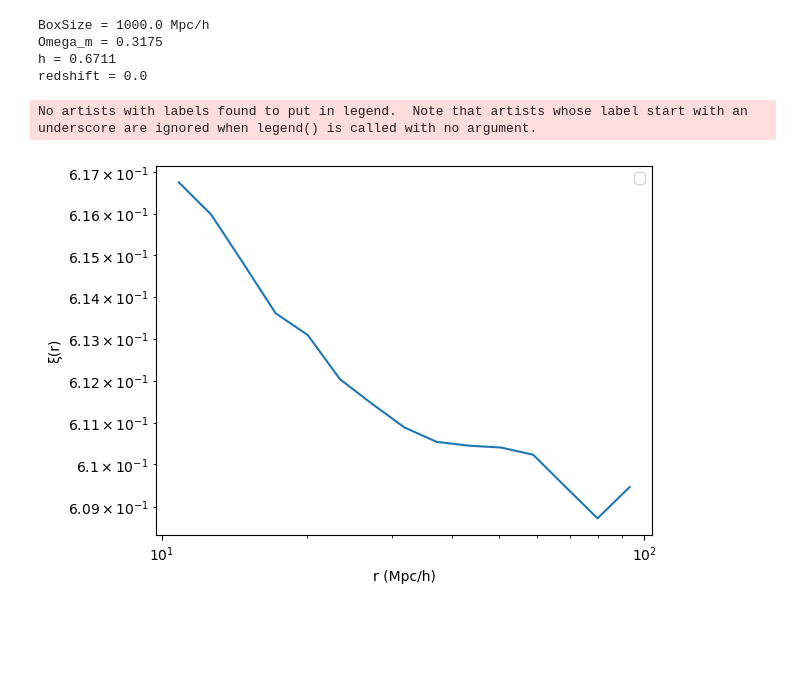
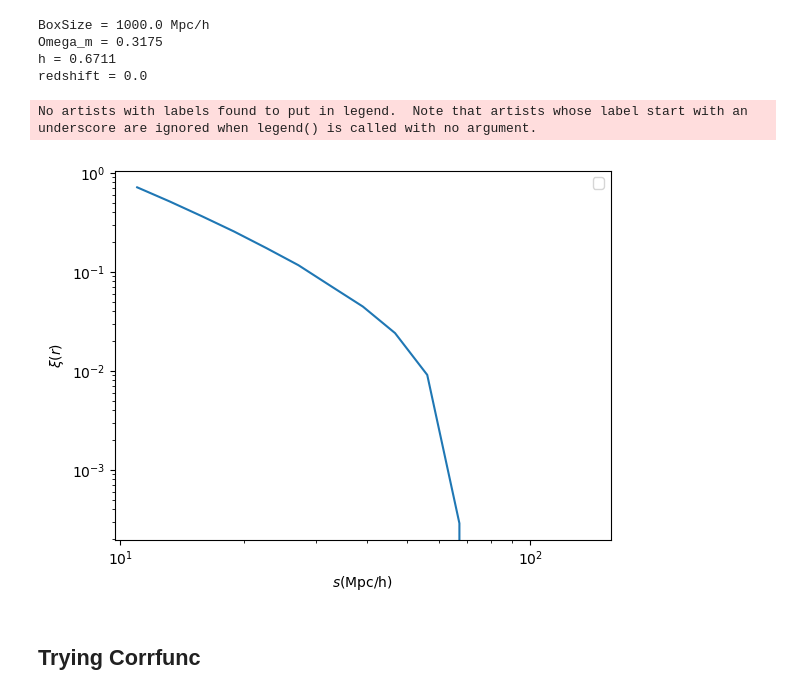
Before and after one commit to FedeDavilaKurban/VPF_Quijote, a Jupyter notebook: testing_2pcf.ipynb, the cells around one changed output. Drawn from its saved outputs; the diff is of its cells as text; code cells hidden in the pictures; blank space fills up the shorter version.

Commit message:
trying different 2pcf

```diff
--- a/testing_2pcf.ipynb
+++ b/testing_2pcf.ipynb
@@ -76,9 +76,9 @@ data_cat = treecorr.Catalog(x=x, y=y, z=z)
 random_cat = treecorr.Catalog(x=rand_x, y=rand_y, z=rand_z)
 
 # Step 5: Set up NNCorrelation objects to calculate DD, RR, and DR pair counts
-nn_data = treecorr.NNCorrelation(min_sep=10, max_sep=100, nbins=15, metric='Euclidean')
-nn_random = treecorr.NNCorrelation(min_sep=10, max_sep=100, nbins=15, metric='Euclidean')
-nn_cross = treecorr.NNCorrelation(min_sep=10, max_sep=100, nbins=15, metric='Euclidean')
+nn_data = treecorr.NNCorrelation(min_sep=10, max_sep=150, nbins=15, metric='Euclidean')
+nn_random = treecorr.NNCorrelation(min_sep=10, max_sep=150, nbins=15, metric='Euclidean')
+nn_cross = treecorr.NNCorrelation(min_sep=10, max_sep=150, nbins=15, metric='Euclidean')
 
 # Step 6: Compute the pair counts
 nn_data.process(data_cat)        # DD counts
@@ -100,6 +100,39 @@ plt.xlabel('r (Mpc/h)')
 plt.ylabel('ξ(r)')
 plt.legend()
 plt.show()
-# %% [output]
-No artists with labels found to put in legend.  Note that artists whose label start with an underscore are ignored when legend() is called with no argument.
-[figure, removed]
+# %%
+import matplotlib.pyplot as plt
+
+# Create a random catalog
+N = len(x)*10
+rand_x = np.random.uniform(np.min(x), np.max(x), N)
+rand_y = np.random.uniform(np.min(y), np.max(y), N)
+rand_z = np.random.uniform(np.min(z), np.max(z), N)
+
+# Create TreeCorr Catalogs for the data and random catalogs
+data_cat = treecorr.Catalog(x=x, y=y, z=z)
+random_cat = treecorr.Catalog(x=rand_x, y=rand_y, z=rand_z)
+
+nn = treecorr.NNCorrelation(min_sep=10, max_sep=150, nbins=15, metric='Euclidean')
+rr = treecorr.NNCorrelation(min_sep=10, max_sep=150, nbins=15, metric='Euclidean')
+dr = treecorr.NNCorrelation(min_sep=10, max_sep=150, nbins=15, metric='Euclidean')
+
+nn.process(data_cat)                # For auto-correlation.
+rr.process(random_cat)              # Likewise for random-random correlations
+dr.process(data_cat,random_cat)     # If desired, also do data-random correlations
+xi,varxi = nn.calculateXi(rr=rr,dr=dr)  # Or get correlation function directly.
+
+
+# Output and plot the results
+plt.plot(r, xi)
+plt.xscale('log')
+plt.yscale('log')
+plt.xlabel(r'$s$'+'(Mpc/h)')
+plt.ylabel(r'$\xi(r)$')
+plt.legend()
+plt.show()
+# %% [output]
+No artists with labels found to put in legend.  Note that artists whose label start with an underscore are ignored when legend() is called with no argument.
+[figure, added]
+# %% [markdown]
+## Trying Corrfunc
```
Also changed, not shown: parts of 16 cells of this notebook.
